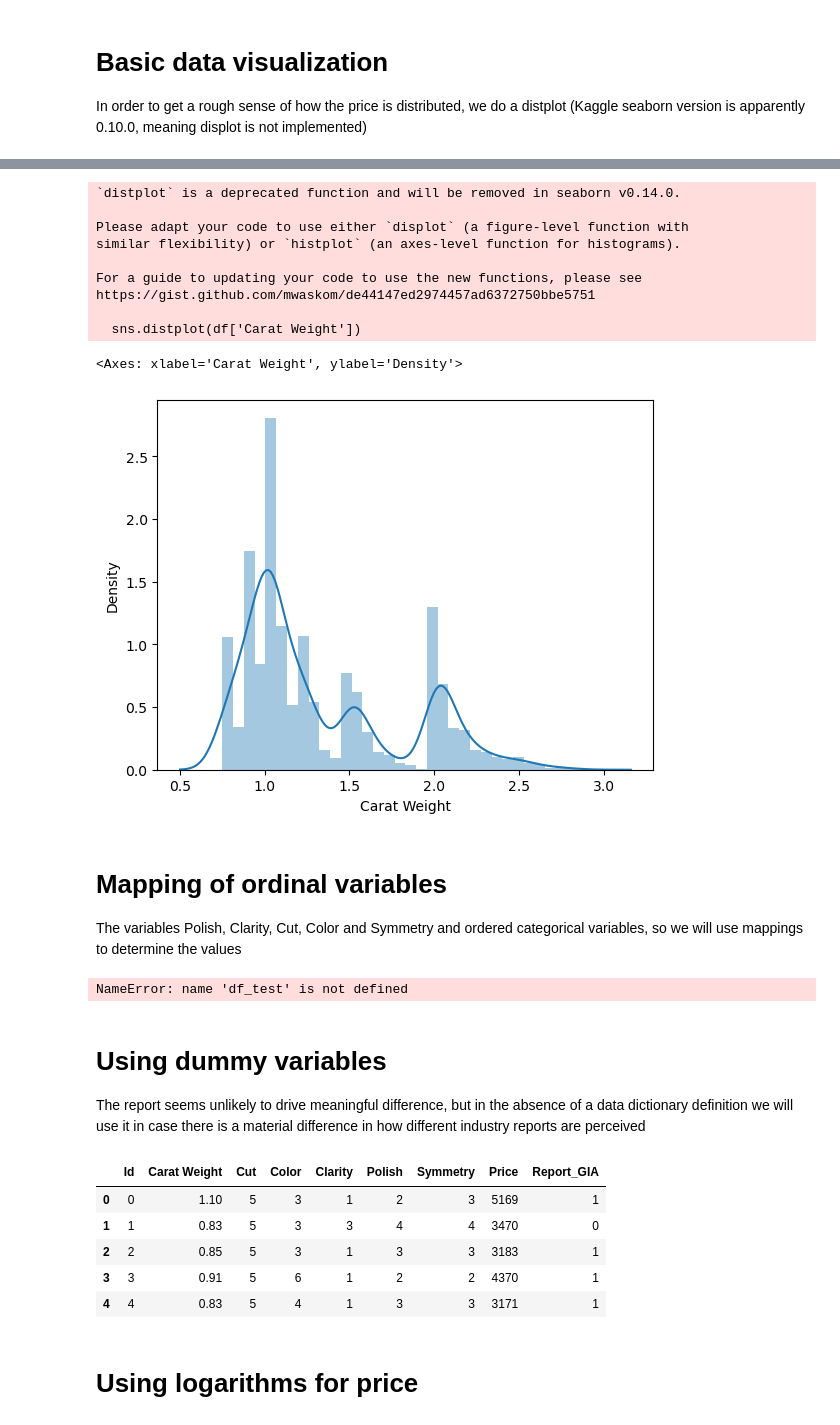
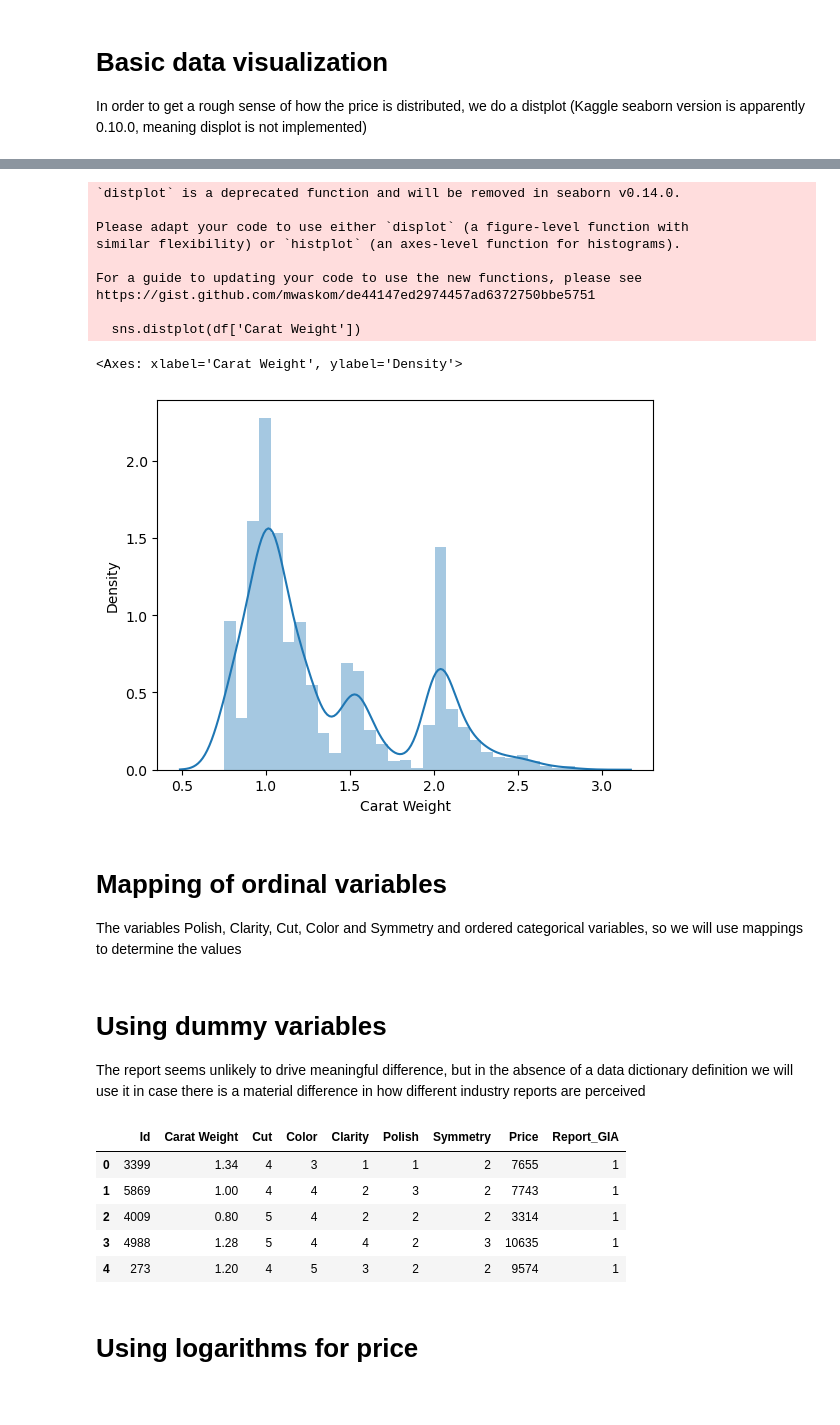
Before and after one commit to Jahnavi24387/SarahDiamond, a Jupyter notebook: diamond-regression.ipynb, the cells around one changed output, grey strips where cells are left out. Drawn from its saved outputs; the diff is of its cells as text; code cells hidden in the pictures.

```diff
--- a/diamond-regression.ipynb
+++ b/diamond-regression.ipynb
@@ -21,5 +33,5 @@ import seaborn as sns
 # %%
-df = pd.read_csv("data.csv")
+df = pd.read_csv("train.csv")
 df.head()
 # %% [output]
 |  | Id | Carat Weight | Cut | Color | Clarity | Polish | Symmetry | Report | Price |
@@ -31,4 +43,4 @@ df.head()
 # %%
-df_test = pd.read_csv("../input/abafall2020/test.csv")
+df_test = pd.read_csv("test.csv")
 df_test.head()
 # %% [output]
@@ -64,7 +81,7 @@ https://gist.github.com/mwaskom/de44147ed2974457ad6372750bbe5751
 
   sns.distplot(df['Carat Weight'])
 <Axes: xlabel='Carat Weight', ylabel='Density'>
-[figure, old version]
+[figure, new version]
 # %% [markdown]
 # Mapping of ordinal variables
 
@@ -114,24 +131,22 @@ df_test['Color'] = df_test['Color'].map(color_map)
 df_test['Polish'] = df_test['Polish'].map(polish_map)
 df_test['Symmetry'] = df_test['Symmetry'].map(symmetry_map)
 df_test['Clarity'] = df_test['Clarity'].map(clarity_map)
-# %% [output]
-NameError: name 'df_test' is not defined
 # %% [markdown]
 # Using dummy variables
 
 The report seems unlikely to drive meaningful difference, but in the absence of a data dictionary definition we will use it in case there is a material difference in how different industry reports are perceived
 # %%
 df = pd.get_dummies(df, drop_first=True)
-#df_test = pd.get_dummies(df_test, drop_first=True)
+df_test = pd.get_dummies(df_test, drop_first=True)
 
 df.head()
 # %% [output]
 |  | Id | Carat Weight | Cut | Color | Clarity | Polish | Symmetry | Price | Report_GIA |
-| 0 | 0 | 1.10 | 5 | 3 | 1 | 2 | 3 | 5169 | 1 |
-| 1 | 1 | 0.83 | 5 | 3 | 3 | 4 | 4 | 3470 | 0 |
-| 2 | 2 | 0.85 | 5 | 3 | 1 | 3 | 3 | 3183 | 1 |
-| 3 | 3 | 0.91 | 5 | 6 | 1 | 2 | 2 | 4370 | 1 |
-| 4 | 4 | 0.83 | 5 | 4 | 1 | 3 | 3 | 3171 | 1 |
+| 0 | 3399 | 1.34 | 4 | 3 | 1 | 1 | 2 | 7655 | 1 |
+| 1 | 5869 | 1.00 | 4 | 4 | 2 | 3 | 2 | 7743 | 1 |
+| 2 | 4009 | 0.80 | 5 | 4 | 2 | 2 | 2 | 3314 | 1 |
+| 3 | 4988 | 1.28 | 5 | 4 | 4 | 2 | 3 | 10635 | 1 |
+| 4 | 273 | 1.20 | 4 | 5 | 3 | 2 | 2 | 9574 | 1 |
 # %% [markdown]
 # Using logarithms for price
 # %%
```
Also changed, not shown: parts of 17 cells of this notebook.
